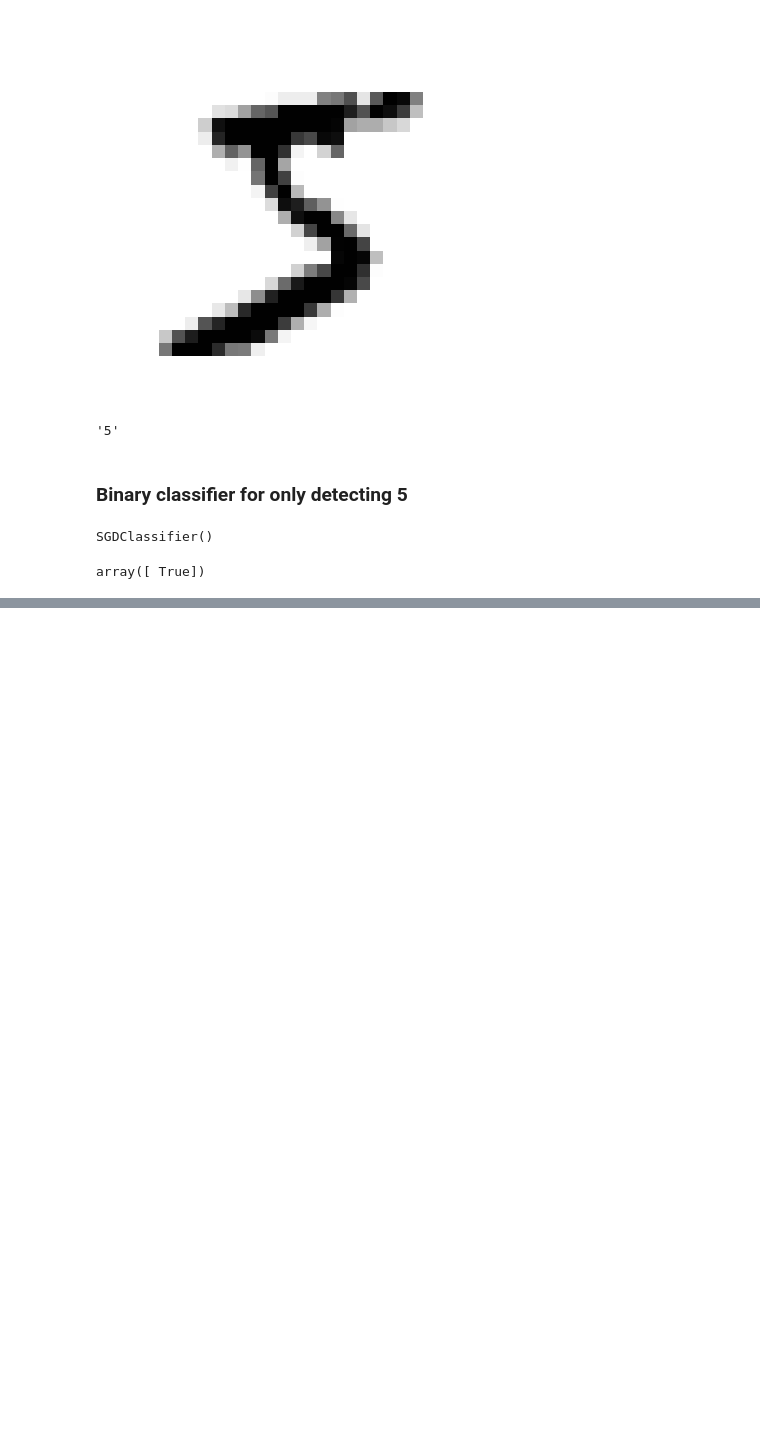
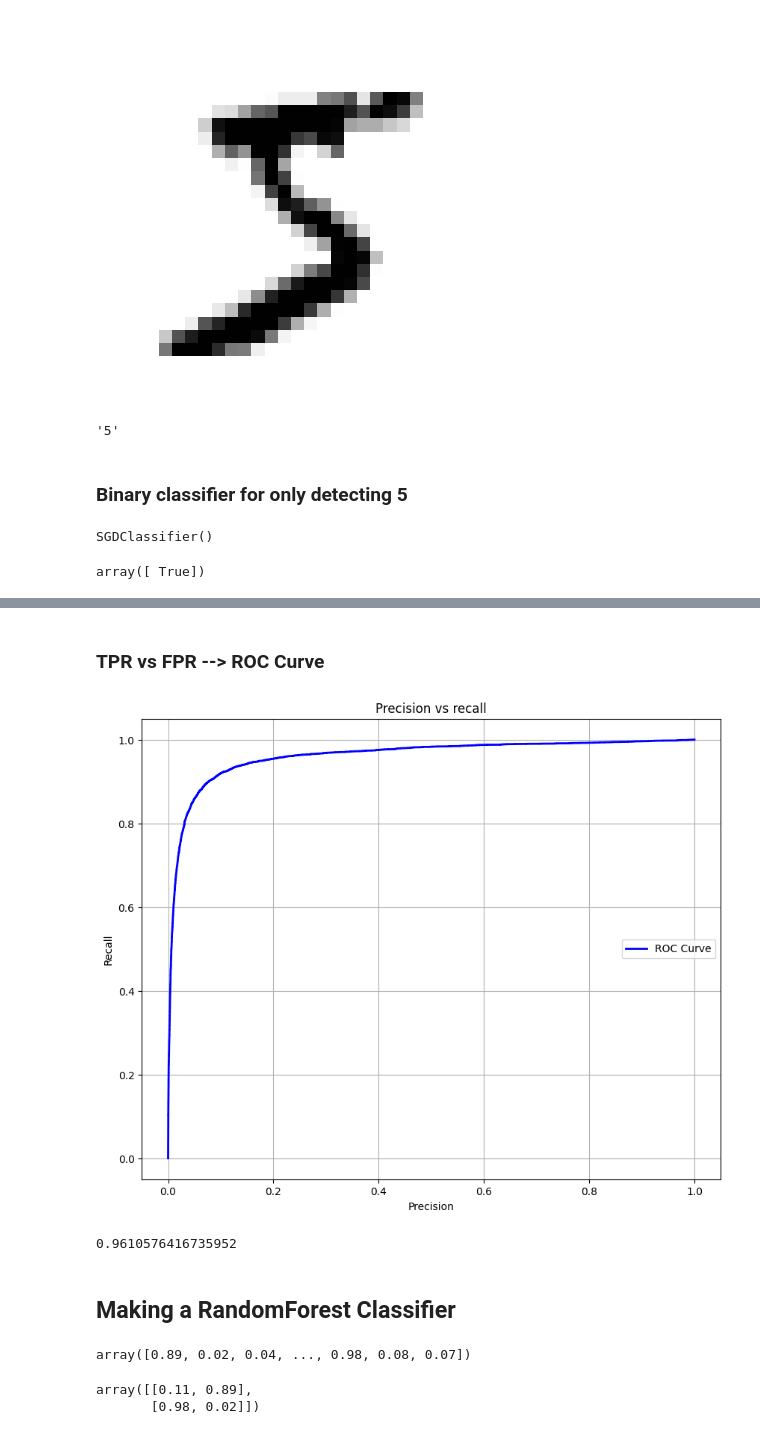
Before and after one commit to rishi-wqd190004/review_data_science_2025, a Jupyter notebook: ml/03_classification/01_classification_review.ipynb, the cells around one changed output, grey strips where cells are left out. Cells and saved outputs as stored; diff of their text form; code cells hidden in the pictures; blank space fills up the shorter version.

```diff
--- a/ml/03_classification/01_classification_review.ipynb
+++ b/ml/03_classification/01_classification_review.ipynb
@@ -113,0 +119,20 @@ plt.show()
+# %% [markdown]
+### TPR vs FPR --> ROC Curve
+# %%
+fpr, tpr, threshs = roc_curve(y_train_5, y_scores)
+
+fig, ax = plt.subplots(figsize=(10,8))
+ax.plot(fpr, tpr, "b", label="ROC Curve", linewidth=2)
+ax.set(xlabel='Precision', ylabel='Recall', title='Precision vs recall')
+ax.legend(loc='center right')
+ax.grid()
+plt.show()
+# %% [output]
+[figure, added]
+# %%
+# roc auc area
+roc_auc_score(y_train_5, y_scores)
+# %% [output]
+0.9610576416735952
+# %% [markdown]
+## Making a RandomForest Classifier
@@ -113,0 +142,9 @@ plt.show()
+# %%
+y_probas_forest[:,1]
+# %% [output]
+array([0.89, 0.02, 0.04, ..., 0.98, 0.08, 0.07])
+# %%
+y_probas_forest[:2]
+# %% [output]
+array([[0.11, 0.89],
+       [0.98, 0.02]])
```
Also changed, not shown: parts of 37 cells of this notebook, 3 other files.
